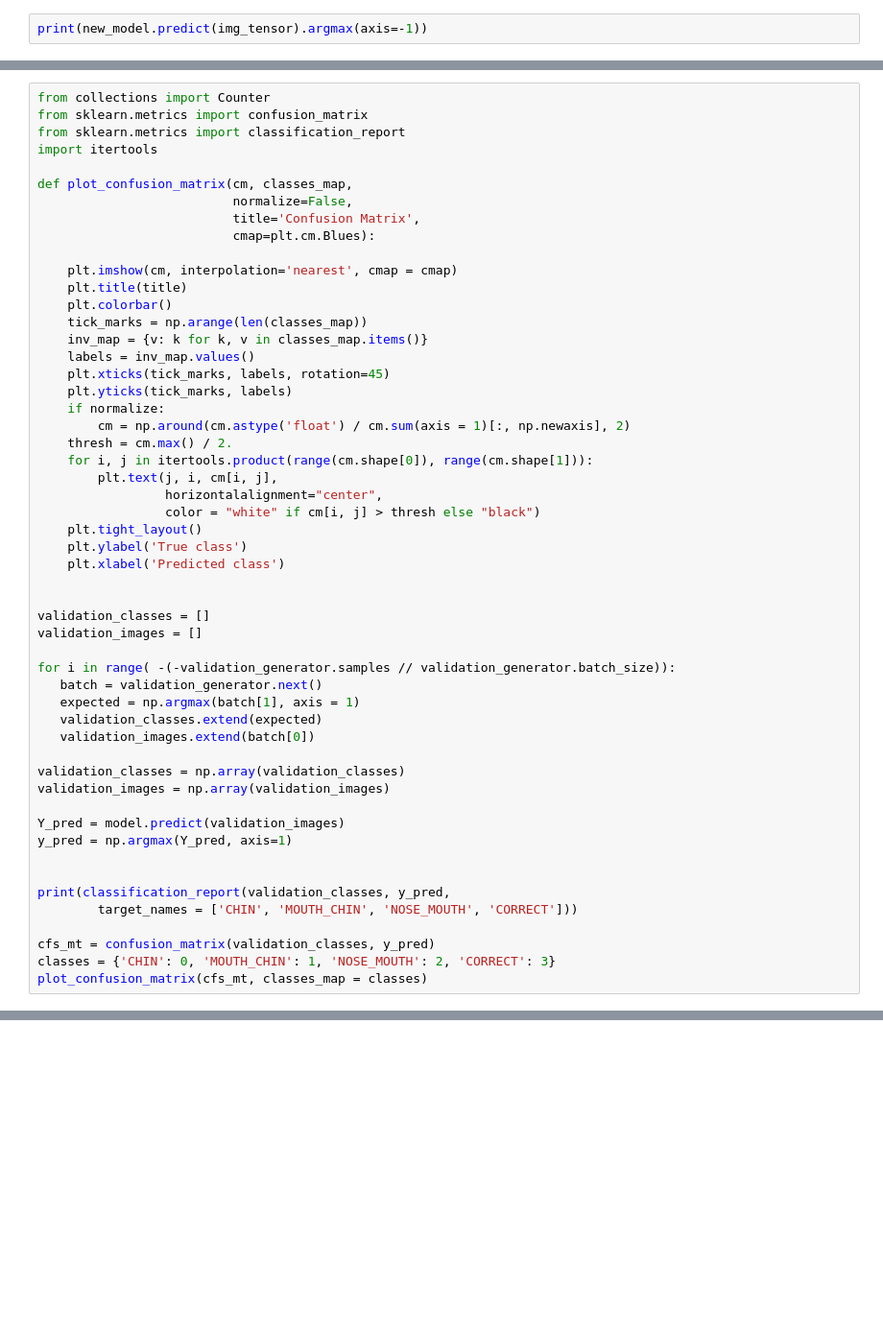
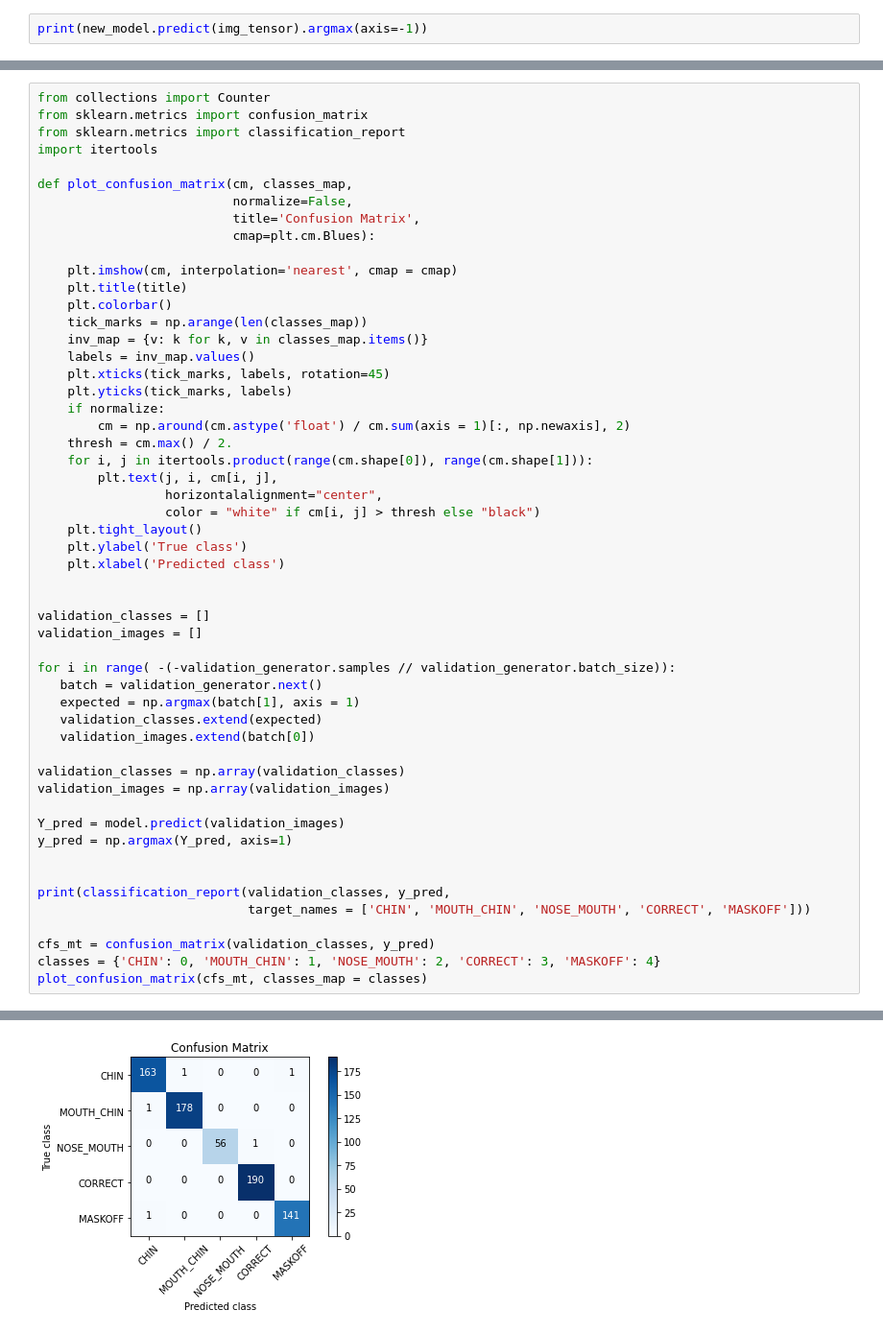
Before and after one commit to linhnkng/incorrect-mask-wearing-detection, a Jupyter notebook: correctly_incorrectly_worn_face_mask_detection_(cleaned).ipynb, the cells around one changed output, grey strips where cells are left out. Shown at 96% size. Drawn from its saved outputs; the diff is of its cells as text; blank space fills up the shorter version.

```diff
--- a/correctly_incorrectly_worn_face_mask_detection_(cleaned).ipynb
+++ b/correctly_incorrectly_worn_face_mask_detection_(cleaned).ipynb
@@ -340,8 +382,9 @@ y_pred = np.argmax(Y_pred, axis=1)
 
 
 print(classification_report(validation_classes, y_pred,
-		target_names = ['CHIN', 'MOUTH_CHIN', 'NOSE_MOUTH', 'CORRECT']))
+                            target_names = ['CHIN', 'MOUTH_CHIN', 'NOSE_MOUTH', 'CORRECT', 'MASKOFF']))
 
 cfs_mt = confusion_matrix(validation_classes, y_pred)
-classes = {'CHIN': 0, 'MOUTH_CHIN': 1, 'NOSE_MOUTH': 2, 'CORRECT': 3}
+classes = {'CHIN': 0, 'MOUTH_CHIN': 1, 'NOSE_MOUTH': 2, 'CORRECT': 3, 'MASKOFF': 4}
 plot_confusion_matrix(cfs_mt, classes_map = classes)
+# %% [output]
@@ -347,0 +402 @@ plot_confusion_matrix(cfs_mt, classes_map = classes)
+[figure, added]
```
Also changed, not shown: parts of 16 cells of this notebook.
